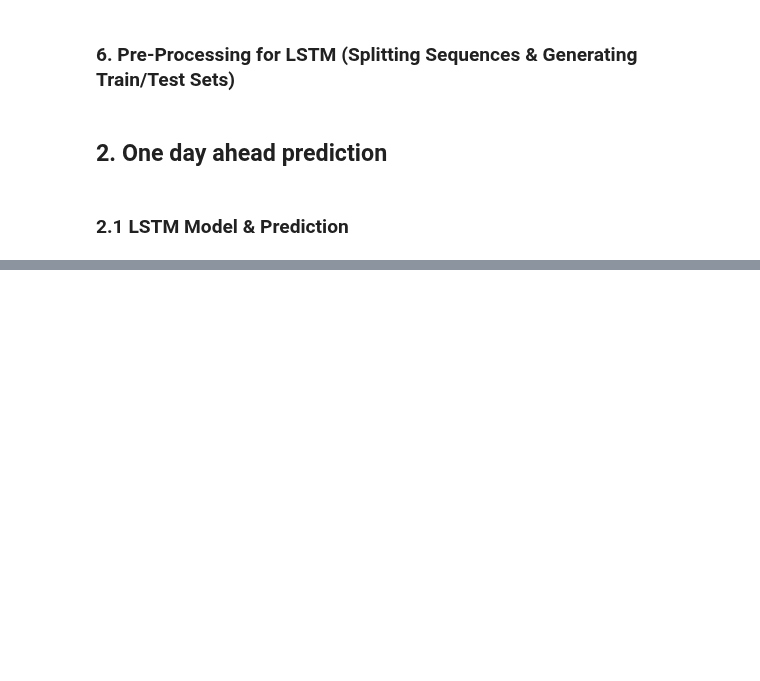
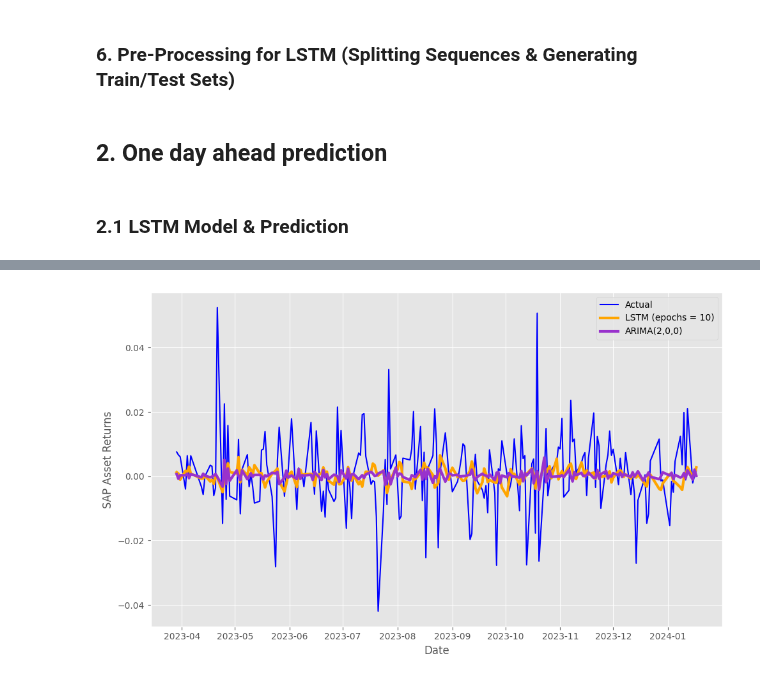
Before and after one commit to cem-akkus/Master, a Jupyter notebook: AssetReturnPrediction.ipynb, the cells around one changed output, grey strips where cells are left out. Cells and saved outputs as stored; diff of their text form; code cells hidden in the pictures; blank space fills up the shorter version.

```diff
--- a/AssetReturnPrediction.ipynb
+++ b/AssetReturnPrediction.ipynb
@@ -363,0 +553,25 @@ plt.tight_layout()
+# %%
+import matplotlib.dates as mdates
+
+# Assuming predictions_SAP has a DateTimeIndex or the date information can be extracted
+dates = predictions_SAP.index  # Extract the dates corresponding to your data
+
+#plot - sap asset return predictions
+plt.figure(figsize=(10, 6))  # Optional: Adjust figure size as needed
+plt.plot(dates, predictions_SAP['actual'], color='blue', label='Actual')
+plt.plot(dates, predictions_SAP['pred_lstm'], color='orange', label='LSTM (epochs = 10)', linewidth=3)
+plt.plot(dates, predictions_SAP['pred_arima'], color='darkorchid', label='ARIMA(2,0,0)', linewidth=3)
+
+# Set major ticks format
+plt.gca().xaxis.set_major_locator(mdates.MonthLocator())  # Show one label per month
+plt.gca().xaxis.set_major_formatter(mdates.DateFormatter('%Y-%m'))  # Format as Year-Month
+#plt.gcf().autofmt_xdate()  # Auto-format date labels for better readability
+
+plt.xlabel('Date')
+plt.ylabel('SAP Asset Returns')
+plt.legend()
+plt.tight_layout()
+
+plt.show()
+# %% [output]
+[figure, added]
```
Also changed, not shown: parts of 25 cells of this notebook.
